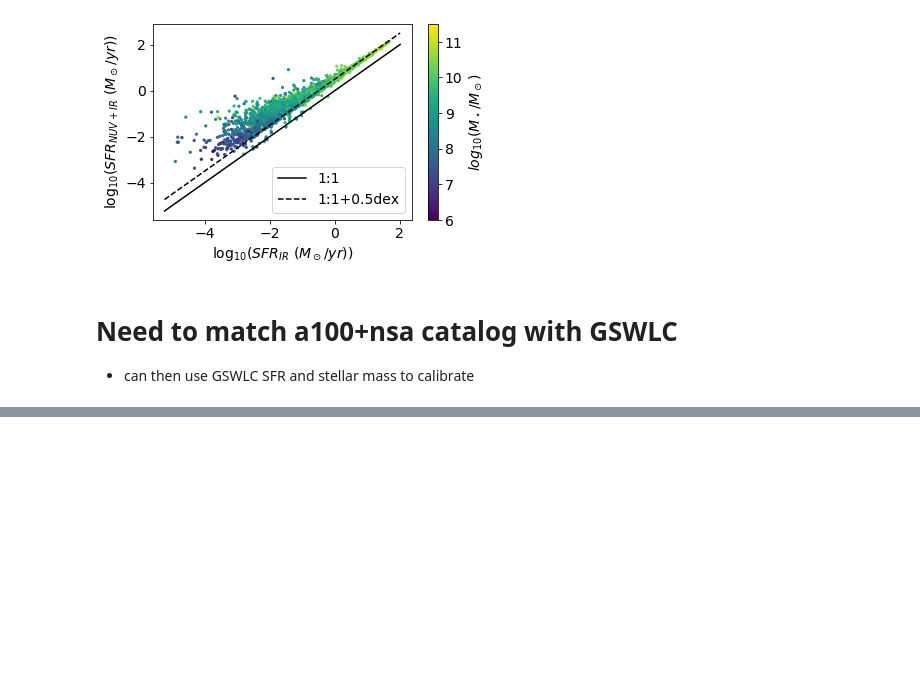
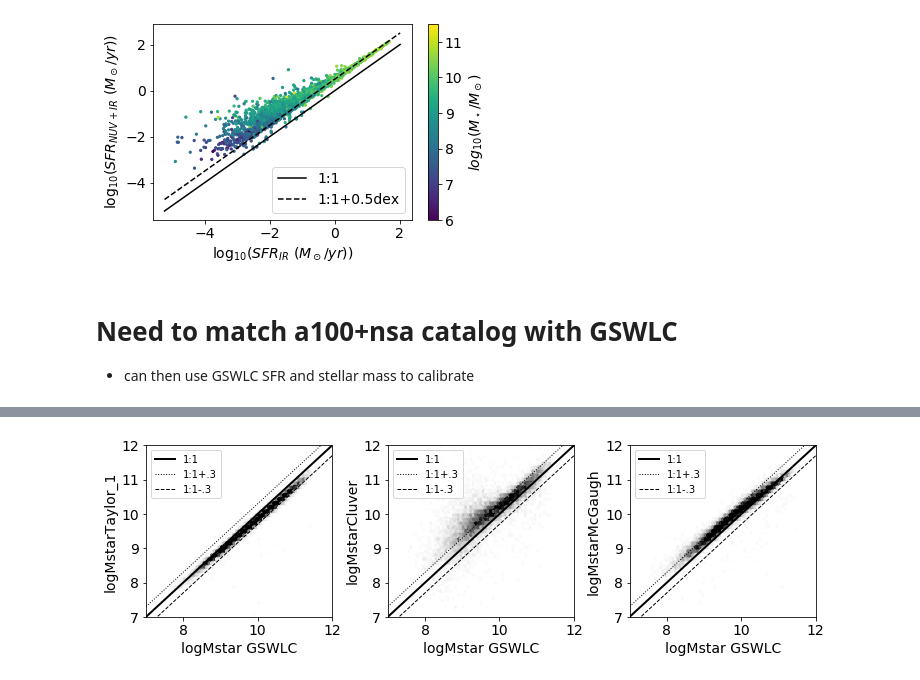
Before and after one commit to rfinn/APPSS, a Jupyter notebook: paper-plots-v1.ipynb, the cells around one changed output, grey strips where cells are left out. Saved outputs shown, nothing was run; the diff lists cells and outputs as text; code cells hidden in the pictures; blank space fills up the shorter version.

```diff
--- a/paper-plots-v1.ipynb
+++ b/paper-plots-v1.ipynb
@@ -893,0 +898,4 @@ plt.savefig(homedir+'/research/APPSS/plots/NUV-IR-SFR-comparison.png')
+# %%
+fp.compare_mstar()
+# %% [output]
+[figure, added]
```
Also changed, not shown: parts of 3 cells of this notebook, 3 other files.
